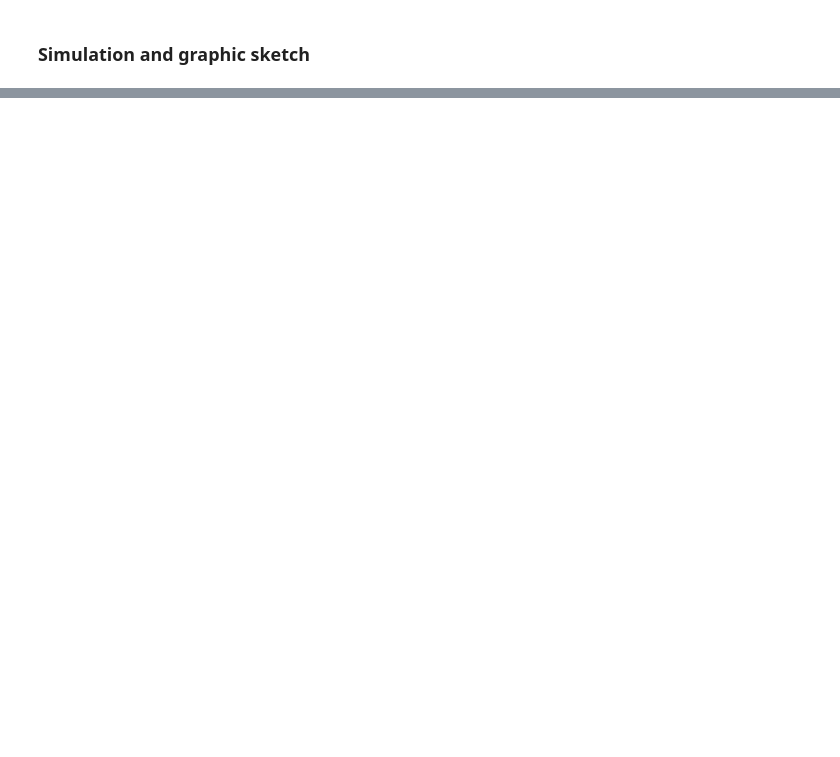
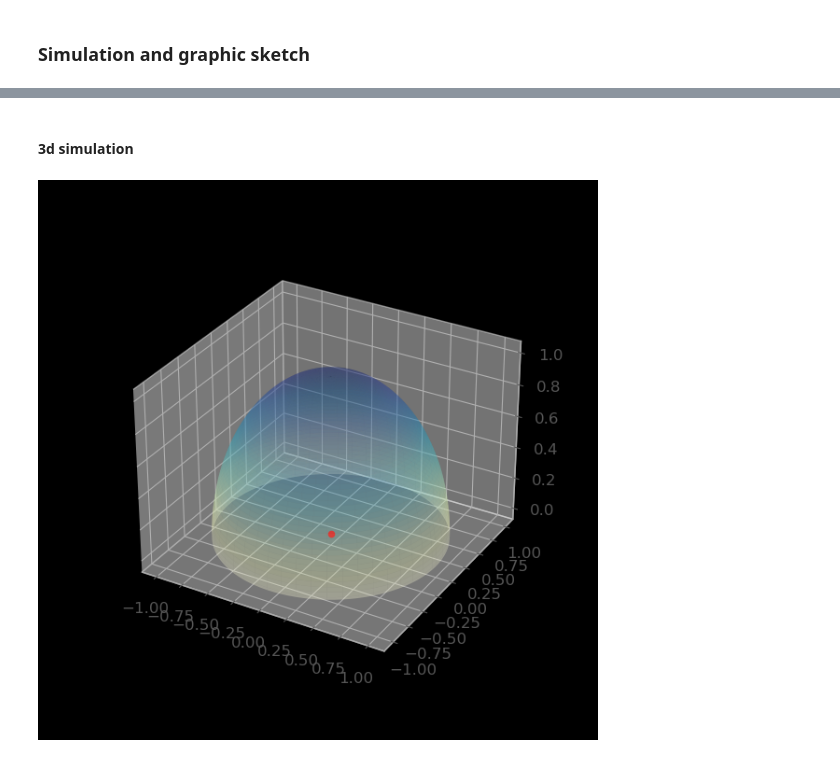
Before and after one commit to ccuellarn/Transient-Operation, a Jupyter notebook: Sketch_operations.ipynb, the cells around one changed output, grey strips where cells are left out. Saved outputs shown, nothing was run; the diff lists cells and outputs as text; code cells hidden in the pictures; blank space fills up the shorter version.

Commit message:
Simulation almost finish

```diff
--- a/Sketch_operations.ipynb
+++ b/Sketch_operations.ipynb
@@ -303,0 +335,67 @@ plt.show()
+# %% [markdown]
+#### 3d simulation
+# %%
+# Crear la figura 3D
+fig3d = plt.figure(figsize=(6, 6))
+ax3d = fig3d.add_subplot(projection='3d')
+
+# Configurar el fondo negro
+fig3d.patch.set_facecolor('k')
+ax3d.set_facecolor('k')
+
+# Parámetros de la esfera
+center = (0, 0, 0)
+radius = 1
+phi = np.linspace(0, np.pi/2, 100)
+theta = np.linspace(0, 2*np.pi, 100)
+
+# Crear una malla para la esfera
+Phi, Theta = np.meshgrid(phi, theta)
+X, Y, Z = TransformSphere(Theta, Phi, center, radius)
+
+# Graficar la esfera
+ax3d.plot_surface(X, Y, Z, cmap='YlGnBu', alpha=0.3)
+
+# Graficar el centro
+ax3d.scatter(center[0], center[1], center[2], color='r')
+
+
+# Función para actualizar la animación
+def update(frame):
+    ax3d.clear()  # Limpiar el gráfico anterior
+    ax3d.set_facecolor('k')  # Restaurar el fondo negro
+
+    # Graficar la esfera nuevamente
+    ax3d.plot_surface(X, Y, Z, cmap='YlGnBu', alpha=0.3)
+
+    # Graficar el centro
+    ax3d.scatter(center[0], center[1], center[2], color='r')
+
+    # Actualizar los puntos observables
+    alt, az, x, y, z = EstablishCoord(Data, frame)
+
+    # Graficar los puntos observables
+    ax3d.scatter(x, y, z, marker='*', color='midnightblue')
+
+    # Convertir el valor de tiempo a un objeto Time de Astropy
+    current_time = Time(time[frame], format='jd', scale='utc')
+    time_str = current_time.iso  # Formatear como cadena ISO
+
+    # Añadir leyenda con el tiempo actual
+    ax3d.set_title(f'Tiempo: {time_str}')
+
+    # Configurar límites del gráfico
+    ax3d.set_xlim([-1, 1])
+    ax3d.set_ylim([-1, 1])
+    ax3d.set_zlim([-1, 1])
+
+    # Añadir leyenda
+    ax3d.legend(loc='upper right')
+
+# Crear la animación
+ani = FuncAnimation(fig3d, update, frames=len(Data), interval=200)
+
+# Mostrar la animación
+plt.show()
+# %% [output]
+[figure, added]
```
Also changed, not shown: parts of 6 cells of this notebook.
